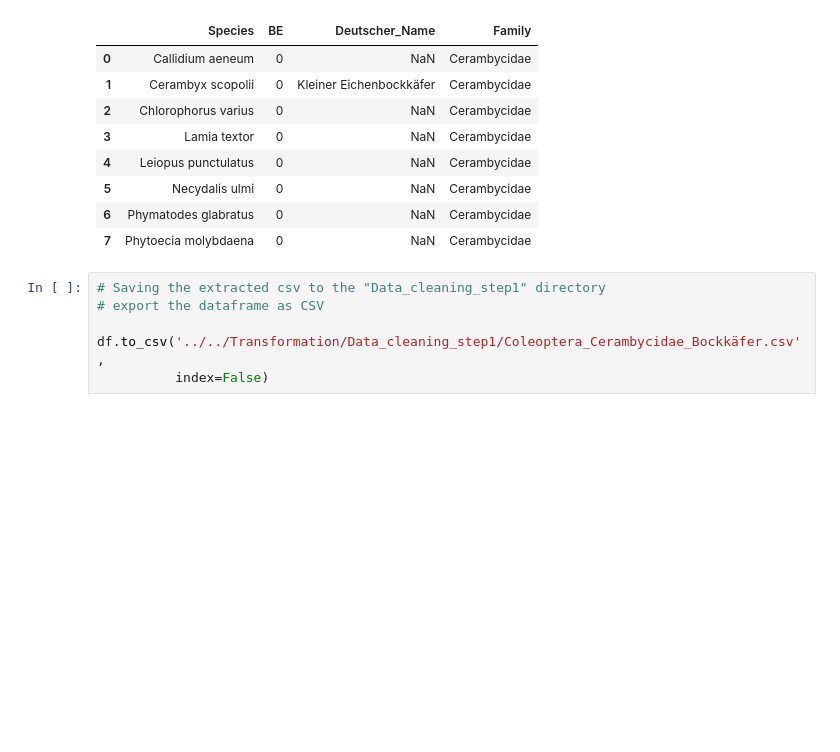
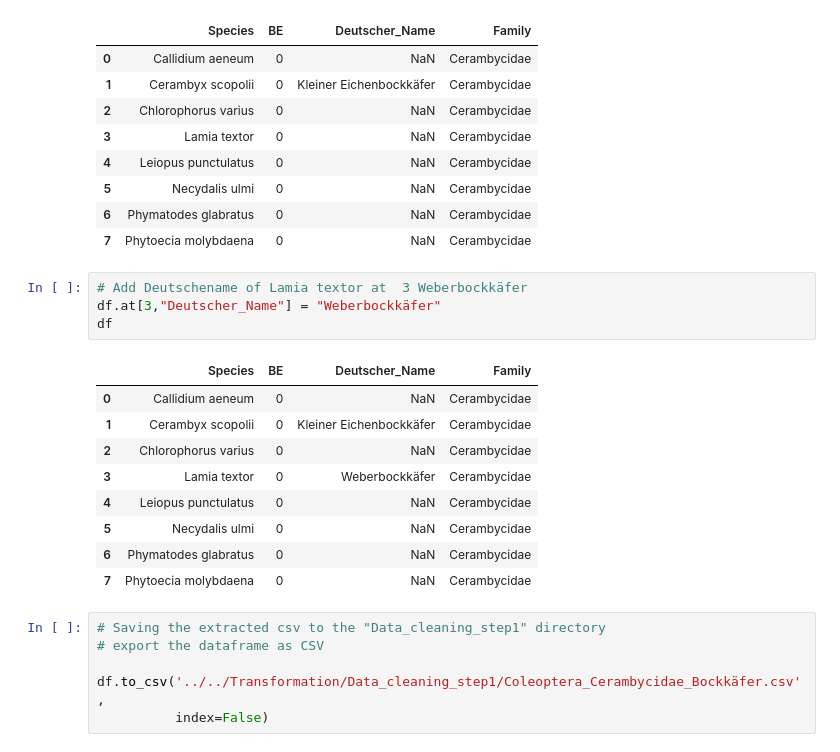
Before and after one commit to Zzzhenya/Berlin-red-list, a Jupyter notebook: Transformation/Raw_csv/Insecta.ipynb, the cells around one changed output. Saved outputs shown, nothing was run; the diff lists cells and outputs as text; blank space fills up the shorter version.

Commit message:
Manual update of Lamia textor Deutschename

```diff
--- a/Transformation/Raw_csv/Insecta.ipynb
+++ b/Transformation/Raw_csv/Insecta.ipynb
@@ -1075,6 +1075,20 @@ df
 | 5 | Necydalis ulmi | 0 | NaN | Cerambycidae |
 | 6 | Phymatodes glabratus | 0 | NaN | Cerambycidae |
 | 7 | Phytoecia molybdaena | 0 | NaN | Cerambycidae |
+# %%
+# Add Deutschename of Lamia textor at  3 Weberbockkäfer
+df.at[3,"Deutscher_Name"] = "Weberbockkäfer"
+df
+# %% [output]
+|  | Species | BE | Deutscher_Name | Family |
+| 0 | Callidium aeneum | 0 | NaN | Cerambycidae |
+| 1 | Cerambyx scopolii | 0 | Kleiner Eichenbockkäfer | Cerambycidae |
+| 2 | Chlorophorus varius | 0 | NaN | Cerambycidae |
+| 3 | Lamia textor | 0 | Weberbockkäfer | Cerambycidae |
+| 4 | Leiopus punctulatus | 0 | NaN | Cerambycidae |
+| 5 | Necydalis ulmi | 0 | NaN | Cerambycidae |
+| 6 | Phymatodes glabratus | 0 | NaN | Cerambycidae |
+| 7 | Phytoecia molybdaena | 0 | NaN | Cerambycidae |
 # %%
 # Saving the extracted csv to the "Data_cleaning_step1" directory
 # export the dataframe as CSV
```
